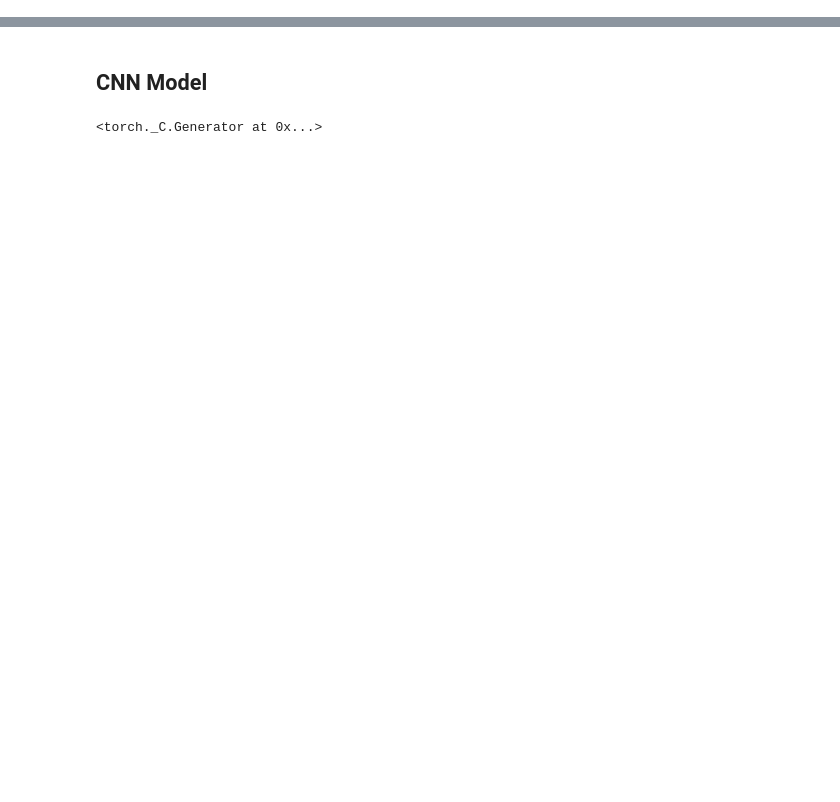
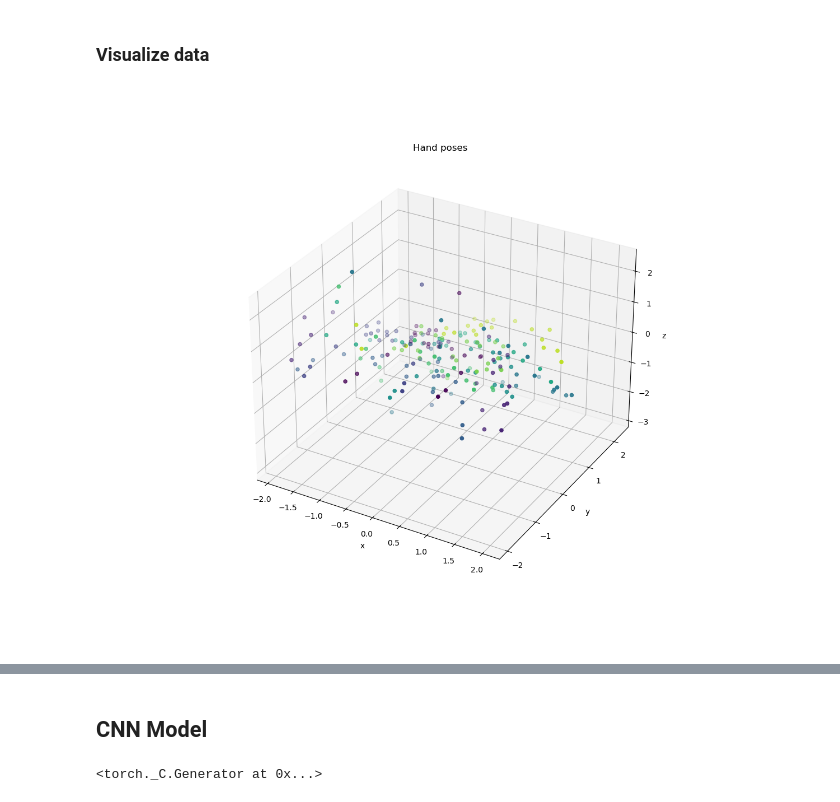
Before and after one commit to V8-Luky/dspro2, a Jupyter notebook: data_exploration.ipynb, the cells around one changed output, grey strips where cells are left out. Drawn from its saved outputs; the diff is of its cells as text; code cells hidden in the pictures; blank space fills up the shorter version.

Commit message:
Added visualization, restructured

```diff
--- a/data_exploration.ipynb
+++ b/data_exploration.ipynb
@@ -179,0 +104,34 @@ torch.Size([103313, 63])
+# %% [markdown]
+### Visualize data
+# %%
+import matplotlib.pyplot as plt
+from mpl_toolkits.mplot3d import Axes3D
+import matplotlib.cm as cm # Color map
+# 63 hand poses, 21 points/pose, 3 coordinates per point
+X_train_samples = X_train[:10]
+
+fig = plt.figure(figsize=(12, 10))
+ax = fig.add_subplot(projection='3d')
+n = 111
+
+# Color Map
+cmap = plt.get_cmap()
+
+for index, pose in enumerate(X_train_samples):
+    # Reshape in 21x3
+    points = pose.reshape(-1,3)
+    x, y, z = points[:, 0], points[:,1], points[:,2]
+    color = cmap(index / len(X_train_samples)) # NOrmalize index to [0,1]
+    ax.scatter(x,y,z, marker='o', color=color)
+    #for i in range(len(x)-1):
+    #    ax.plot([x[i], x[i+1]],
+    #            [y[i], y[i+1]],
+    #            [z[i], z[i+1]], color=color)
+
+ax.set_xlabel('x')
+ax.set_ylabel('y')
+ax.set_zlabel('z')
+ax.set_title('Hand poses')
+plt.show()
+# %% [output]
+[figure, added]
```
Also changed, not shown: parts of 29 cells of this notebook.
